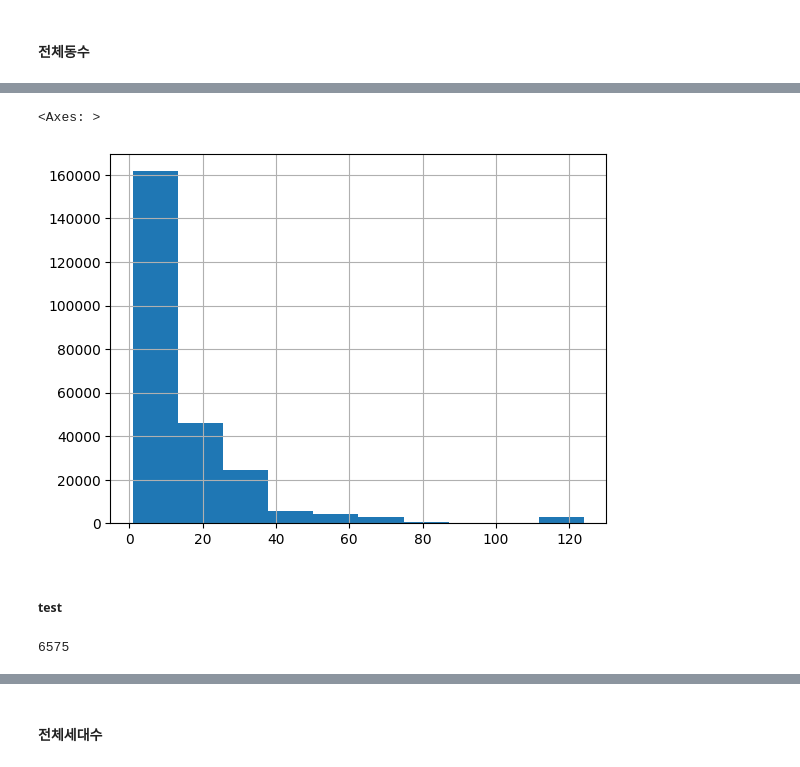
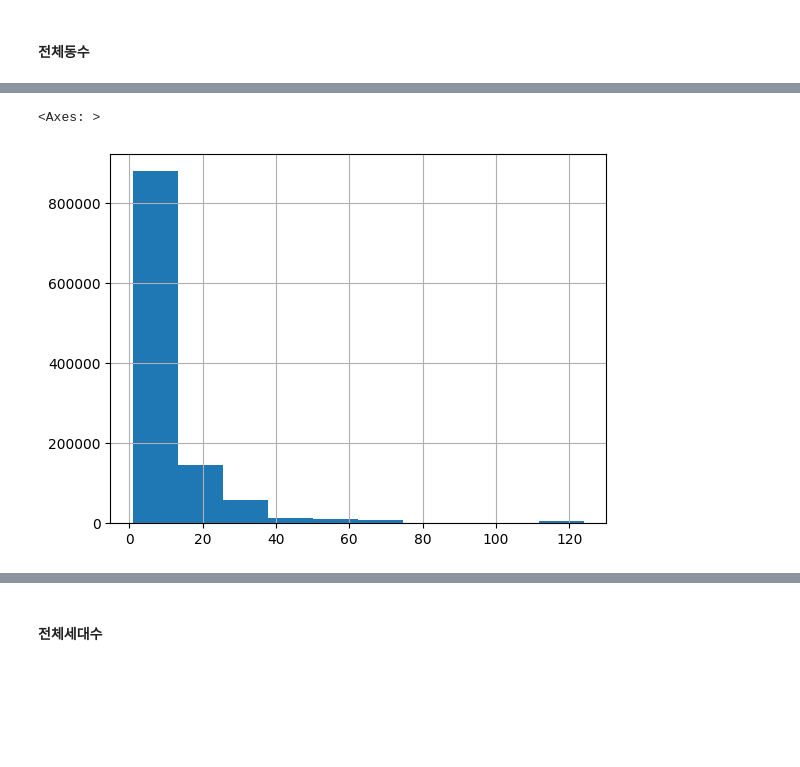
Before and after one commit to UpstageAILab6/upstage-ml-regression-ml-3_pub, a Jupyter notebook: ispark/code/preprocess.ipynb, the cells around one changed output, grey strips where cells are left out. Cells and saved outputs as stored; diff of their text form; code cells hidden in the pictures; blank space fills up the shorter version.

```diff
--- a/ispark/code/preprocess.ipynb
+++ b/ispark/code/preprocess.ipynb
@@ -1314,2 +1194,4 @@ Name: 단지소개기존, Length: 94, dtype: int64
+# %%
+pre_df['단지소개기존'] = concat['단지소개기존clob'].fillna(-1)
 # %%
-df_train.drop(columns=['단지소개기존'], axis=1, inplace=True)
+concat.drop(columns=['단지소개기존clob'], axis=1, inplace=True)
@@ -1334,0 +1204,3 @@ df_train['전체동수'].isnull().sum()
+# %%
+pre_df['전체동수'] = concat['k-전체동수']
+pre_df['전체동수'].hist()
@@ -1335,6 +1210,8 @@ df_train['전체동수'].isnull().sum()
+# %%
+pre_df['전체동수'] = pre_df['전체동수'].interpolate(method='linear')
 # %%
-df_train['전체동수'].hist()
+pre_df['전체동수'].hist()
 # %% [output]
 <Axes: >
-[figure, old version]
+[figure, new version]
 # %%
@@ -1342,6 +1218,0 @@ df_train.drop(columns=['전체동수'], axis=1, inplace=True)
-# %% [markdown]
-##### test
-# %%
-df_test['전체동수'].isnull().sum()
-# %% [output]
-6575
```
Also changed, not shown: parts of 509 cells of this notebook, 1 other file.
